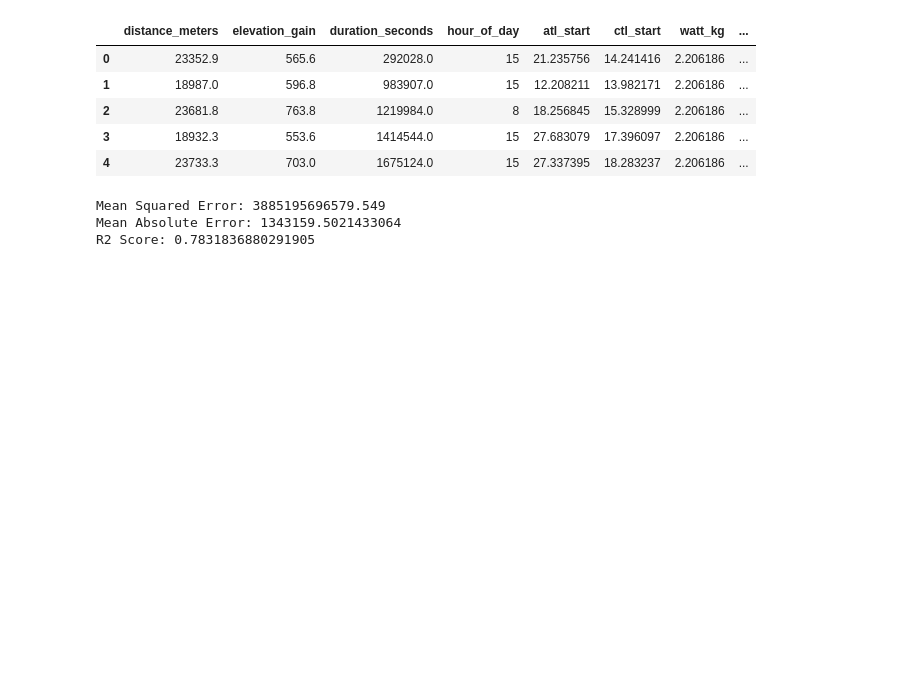
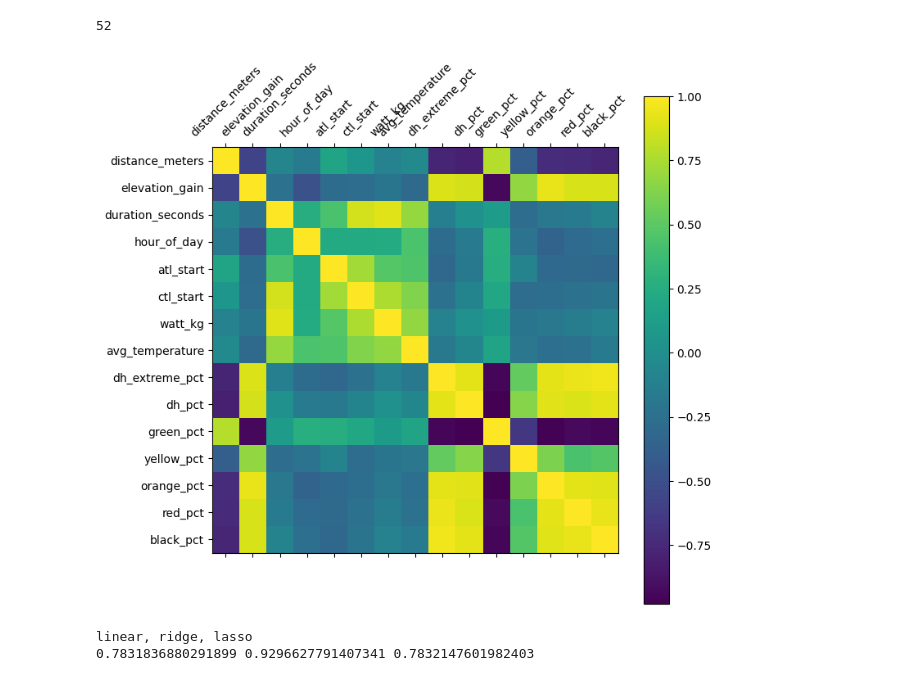
Before and after one commit to aguimorefran/mtbIA, a Jupyter notebook: route_completion_time/eda.ipynb, the cells around one changed output. Cells and saved outputs as stored; diff of their text form; code cells hidden in the pictures; blank space fills up the shorter version.

```diff
--- a/route_completion_time/eda.ipynb
+++ b/route_completion_time/eda.ipynb
@@ -1,30 +1,43 @@
 # %%
 import pandas as pd
-import numpy as np
+import matplotlib.pyplot as plt
+import os
 
-# Load
-data = pd.read_csv('activity_data.csv').drop(columns=['activity_id', 'date'])
-data.head()
+df = pd.read_csv('data/activity_data.csv')
+print(len(df))
 # %% [output]
-|  | distance_meters | elevation_gain | duration_seconds | hour_of_day | atl_start | ctl_start | watt_kg | ... |
-| 0 | 23352.9 | 565.6 | 292028.0 | 15 | 21.235756 | 14.241416 | 2.206186 | ... |
-| 1 | 18987.0 | 596.8 | 983907.0 | 15 | 12.208211 | 13.982171 | 2.206186 | ... |
-| 2 | 23681.8 | 763.8 | 1219984.0 | 8 | 18.256845 | 15.328999 | 2.206186 | ... |
-| 3 | 18932.3 | 553.6 | 1414544.0 | 15 | 27.683079 | 17.396097 | 2.206186 | ... |
-| 4 | 23733.3 | 703.0 | 1675124.0 | 15 | 27.337395 | 18.283237 | 2.206186 | ... |
+52
+# %%
+plots_path = 'plots/'
+if not os.path.exists(plots_path):
+    os.makedirs(plots_path)
+
+# Remove cols activity_id, date
+
+df = df.drop(columns=['activity_id', 'date'])
+
+fig = plt.figure(figsize=(8, 8))
+
+corr = df.corr()
+plt.matshow(corr, fignum=fig.number)
+plt.xticks(range(len(corr.columns)), corr.columns, rotation=45)
+plt.yticks(range(len(corr.columns)), corr.columns)
+plt.colorbar()
+plt.savefig(plots_path + 'correlation_matrix.png')
+plt.show()
+# %% [output]
+[figure, added]
 # %%
-# Train a Linear Regression model
-# Use std scaler to scale the data
+# Train linear regressor, ridge regressor, lasso regressor
 
-from sklearn.linear_model import LinearRegression
 from sklearn.model_selection import train_test_split
+from sklearn.linear_model import LinearRegression, Ridge, Lasso
+from sklearn.metrics import mean_squared_error, r2_score, mean_absolute_error
 from sklearn.preprocessing import StandardScaler
-from sklearn.metrics import mean_squared_error, mean_absolute_error, r2_score
 
-predict_feature = 'duration_seconds'
-
-X = data.drop(columns=[predict_feature])
-y = data[predict_feature]
+pred_feature = "duration_seconds"
+X = df.drop(columns=[pred_feature])
+y = df[pred_feature]
 
 X_train, X_test, y_train, y_test = train_test_split(X, y, test_size=0.2, random_state=42)
 
@@ -32,15 +45,24 @@ scaler = StandardScaler()
 X_train = scaler.fit_transform(X_train)
 X_test = scaler.transform(X_test)
 
-model = LinearRegression()
-model.fit(X_train, y_train)
+linear_regressor = LinearRegression()
+linear_regressor.fit(X_train, y_train)
+y_pred = linear_regressor.predict(X_test)
 
-y_pred = model.predict(X_test)
+ridge_regressor = Ridge()
+ridge_regressor.fit(X_train, y_train)
+y_pred_ridge = ridge_regressor.predict(X_test)
 
-print('Mean Squared Error:', mean_squared_error(y_test, y_pred))
-print('Mean Absolute Error:', mean_absolute_error(y_test, y_pred))
-print('R2 Score:', r2_score(y_test, y_pred))
+lasso_regressor = Lasso()
+lasso_regressor.fit(X_train, y_train)
+y_pred_lasso = lasso_regressor.predict(X_test)
+
+r2_linear = r2_score(y_test, y_pred)
+r2_ridge = r2_score(y_test, y_pred_ridge)
+r2_lasso = r2_score(y_test, y_pred_lasso)
+
+print("linear, ridge, lasso")
+print(r2_linear, r2_ridge, r2_lasso)
 # %% [output]
-Mean Squared Error: 3885195696579.549
-Mean Absolute Error: 1343159.5021433064
-R2 Score: 0.7831836880291905
+linear, ridge, lasso
+0.7831836880291899 0.9296627791407341 0.7832147601982403
```
Also changed, not shown: parts of 5 cells of this notebook, 9 other files.
